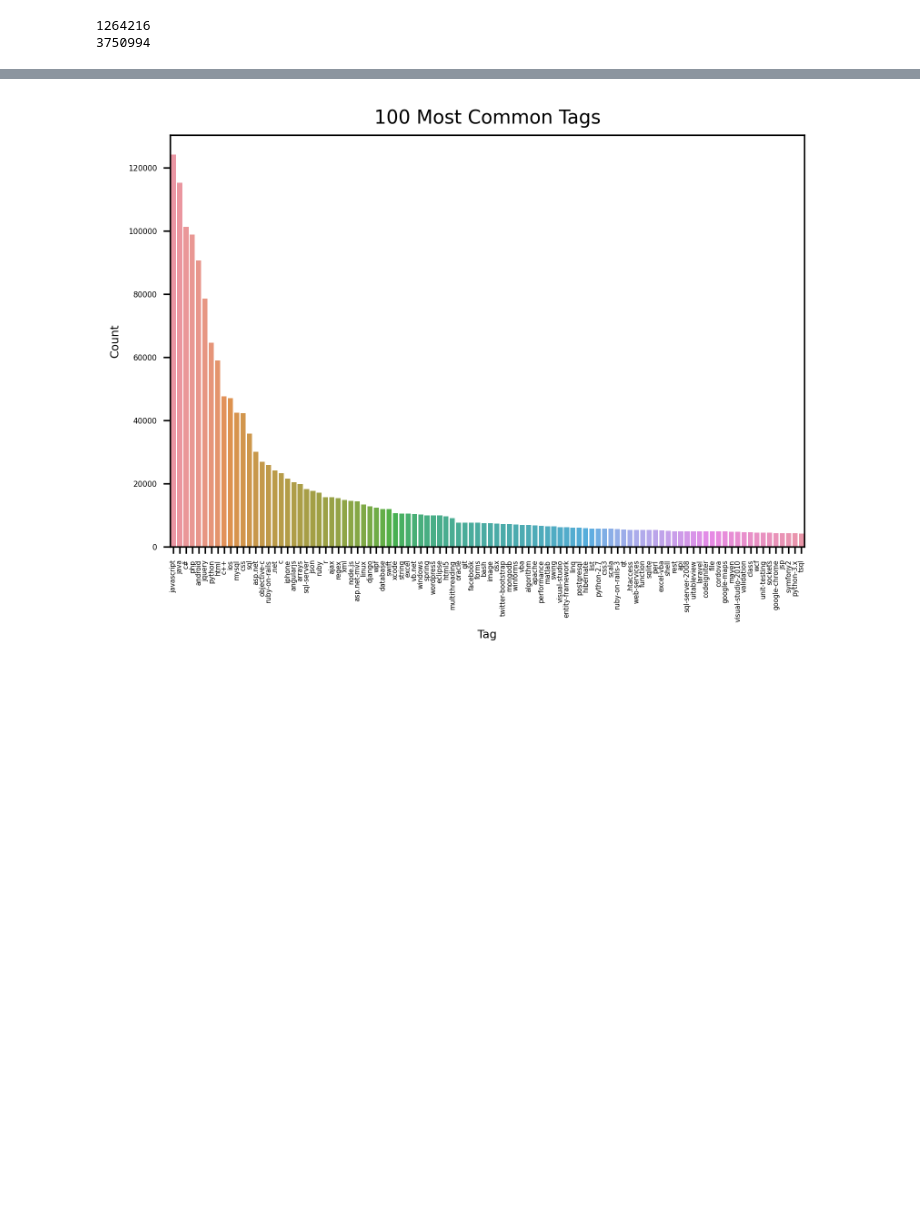
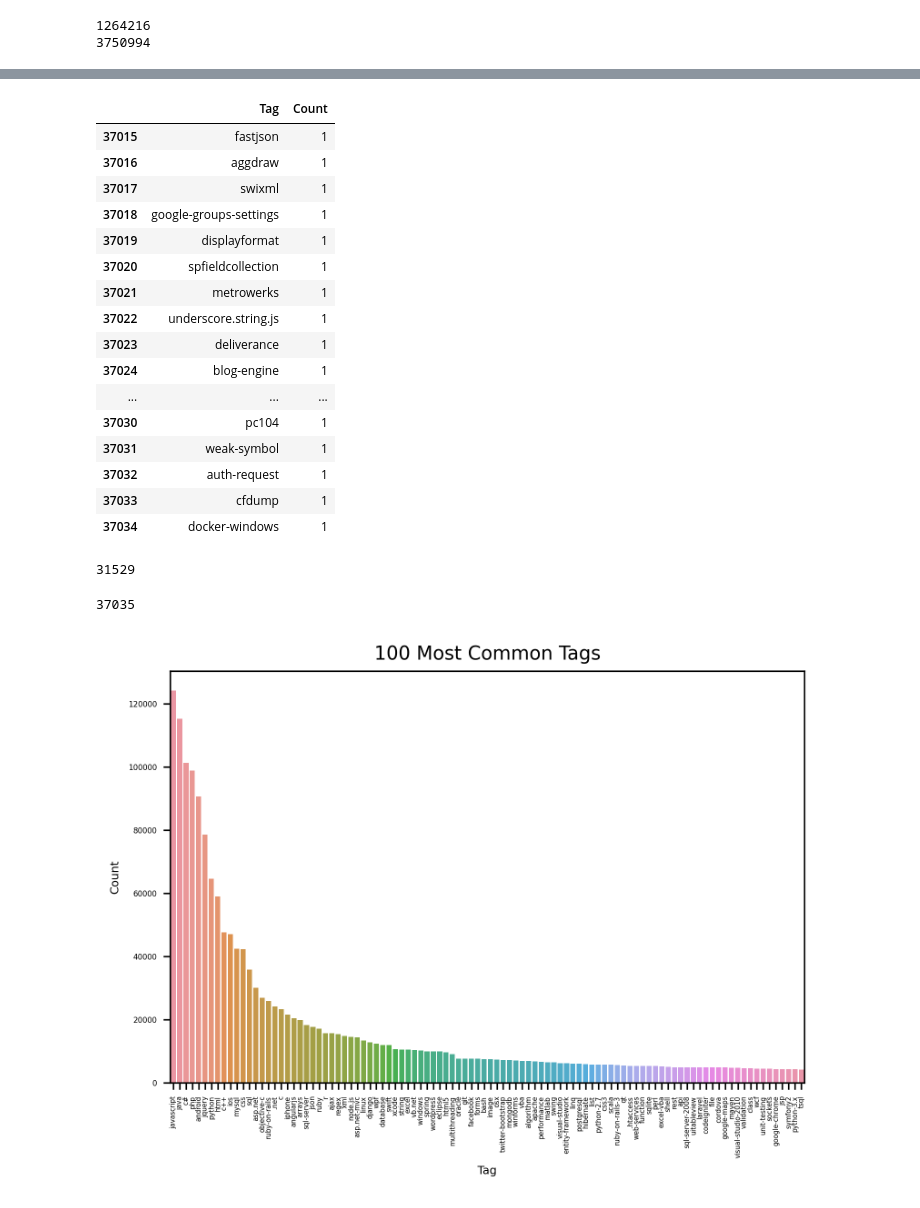
Before and after one commit to Lelelass/AI21-Dl-project-tagging, a Jupyter notebook: eda/anna-maria_eda.ipynb, the cells around one changed output, grey strips where cells are left out. Saved outputs shown, nothing was run; the diff lists cells and outputs as text; code cells hidden in the pictures; blank space fills up the shorter version.

Commit message:
Printed count 1

```diff
--- a/eda/anna-maria_eda.ipynb
+++ b/eda/anna-maria_eda.ipynb
@@ -150,3 +122,31 @@ tag_count
+# %%
+tag_count.tail(20)
+# %% [output]
+|  | Tag | Count |
+| 37015 | fastjson | 1 |
+| 37016 | aggdraw | 1 |
+| 37017 | swixml | 1 |
+| 37018 | google-groups-settings | 1 |
+| 37019 | displayformat | 1 |
+| 37020 | spfieldcollection | 1 |
+| 37021 | metrowerks | 1 |
+| 37022 | underscore.string.js | 1 |
+| 37023 | deliverance | 1 |
+| 37024 | blog-engine | 1 |
+| ... | ... | ... |
+| 37030 | pc104 | 1 |
+| 37031 | weak-symbol | 1 |
+| 37032 | auth-request | 1 |
+| 37033 | cfdump | 1 |
+| 37034 | docker-windows | 1 |
+# %%
+len(tag_count[tag_count["Count"] < 50])
+# %% [output]
+31529
+# %%
+len(tag_count)
+# %% [output]
+37035
 # %%
 top_tags = tag_count[:100]
 # %%
```
Also changed, not shown: parts of 10 cells of this notebook.
